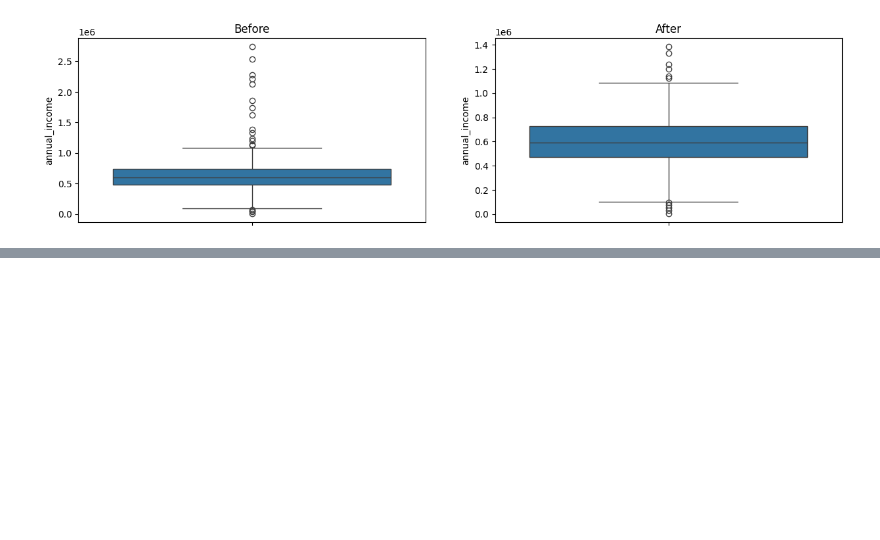
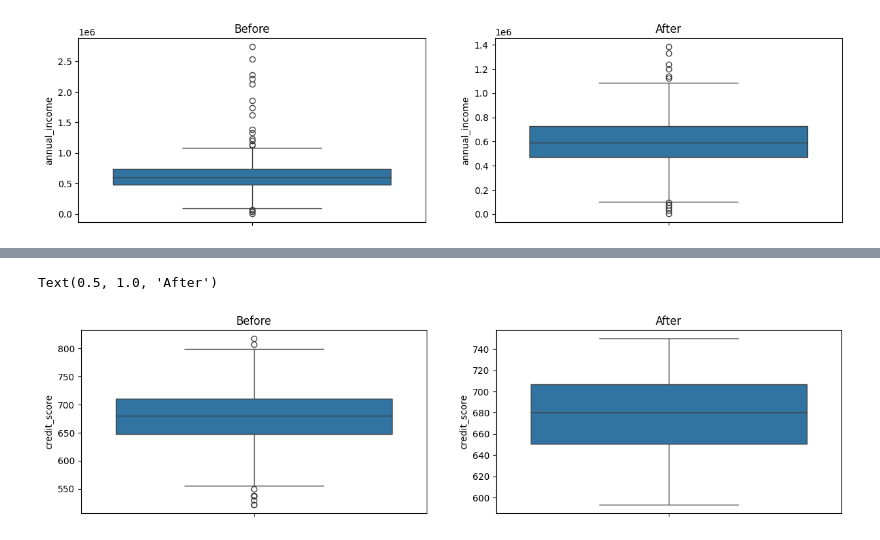
Before and after one commit to Abhiraj14206/Main_Data, a Jupyter notebook: FinalProject1/Finalproject1.ipynb, the cells around one changed output, grey strips where cells are left out. Drawn from its saved outputs; the diff is of its cells as text; code cells hidden in the pictures; blank space fills up the shorter version.

```diff
--- a/FinalProject1/Finalproject1.ipynb
+++ b/FinalProject1/Finalproject1.ipynb
@@ -423,0 +487,5 @@ Text(0.5, 1.0, 'After')
+# %%
+lower = df["credit_score"].quantile(0.05)
+upper = df["credit_score"].quantile(0.95)
+
+df_pr = df[(df["credit_score"] >= lower) & (df["credit_score"] <= upper)]
@@ -423,0 +496,12 @@ Text(0.5, 1.0, 'After')
+# %%
+plt.figure(figsize=(15,8))
+plt.subplot(2,2,1)
+sns.boxplot(df["credit_score"])
+plt.title("Before")
+
+plt.subplot(2,2,2)
+sns.boxplot(df_pr["credit_score"])
+plt.title("After")
+# %% [output]
+Text(0.5, 1.0, 'After')
+[figure, added]
```
Also changed, not shown: parts of 36 cells of this notebook.
